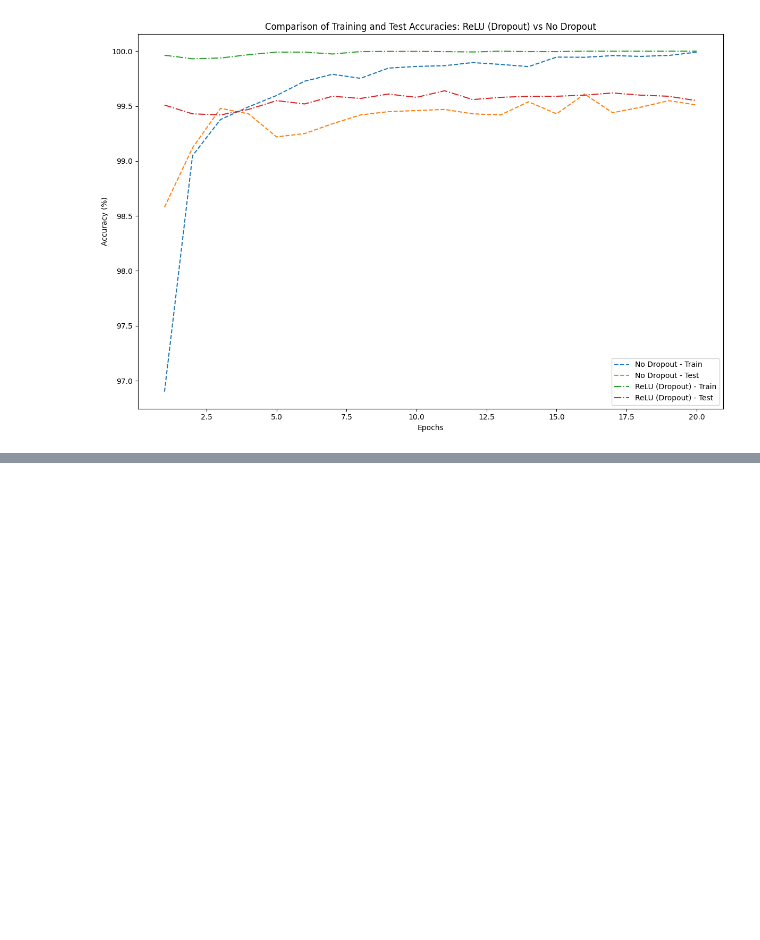
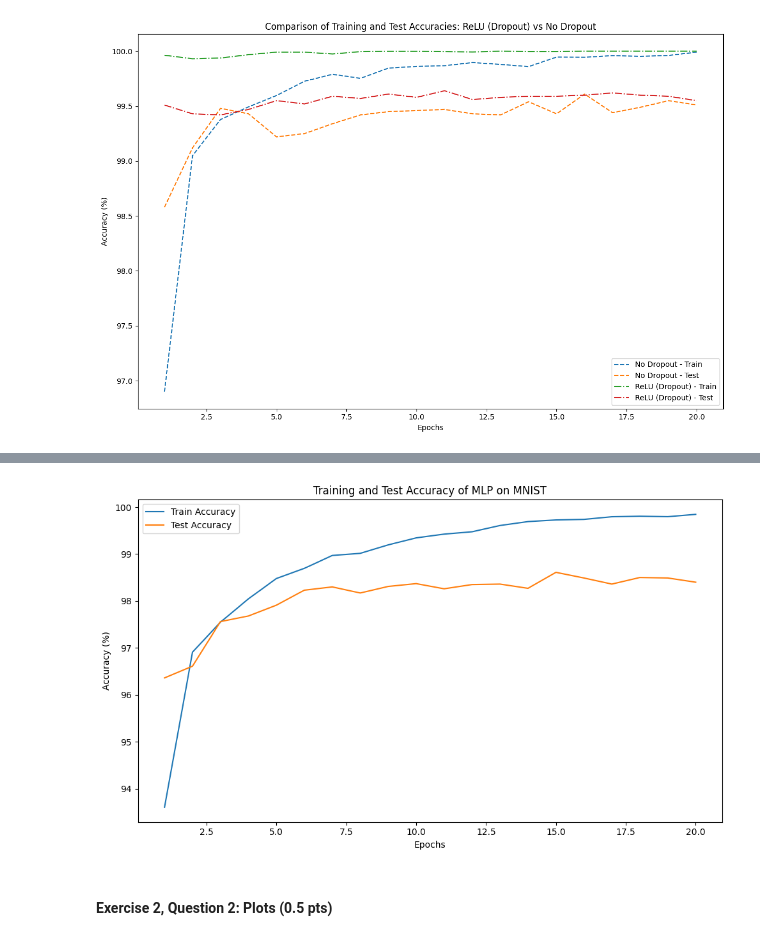
Before and after one commit to benymaxparsa/Concordia-COMP6321-MachineLearning, a Jupyter notebook: Assignment 4/ParsaKamalipour_COMP6321_A4.ipynb, the cells around one changed output, grey strips where cells are left out. Saved outputs shown, nothing was run; the diff lists cells and outputs as text; code cells hidden in the pictures; blank space fills up the shorter version.

```diff
--- a/Assignment 4/ParsaKamalipour_COMP6321_A4.ipynb
+++ b/Assignment 4/ParsaKamalipour_COMP6321_A4.ipynb
@@ -1104,0 +1109,14 @@ plt.show()
+# %%
+# Define data transforms
+transform = transforms.Compose([
+    transforms.Resize((32, 32)),  # Resize to 32x32 to match VGG input size
+    transforms.ToTensor(),
+    transforms.Normalize((0.5,), (0.5,))
+])
+# %%
+# Load MNIST dataset
+trainset = torchvision.datasets.MNIST(root='./data', train=True, download=True, transform=transform)
+trainloader = torch.utils.data.DataLoader(trainset, batch_size=64, shuffle=True)
+
+testset = torchvision.datasets.MNIST(root='./data', train=False, download=True, transform=transform)
+testloader = torch.utils.data.DataLoader(testset, batch_size=64, shuffle=False)
@@ -1104,0 +1144,7 @@ plt.show()
+# %%
+# Instantiate the model
+model = MLP().to(device)
+
+# Define loss function and optimizer
+criterion = nn.CrossEntropyLoss()
+optimizer = optim.SGD(model.parameters(), lr=0.01, momentum=0.9)
@@ -1104,0 +1199,9 @@ plt.show()
+# %%
+# Train the model
+print("\nTraining the MLP model:")
+train_acc, test_acc = train_model_mlp(model, optimizer, criterion, trainloader, testloader, epochs=20)
+
+# Save the model
+PATH = './mlp_mnist.pth'
+torch.save(model.state_dict(), PATH)
+print('Model saved to', PATH)
@@ -1104,0 +1226,17 @@ plt.show()
+# %%
+# Plot training and test accuracies
+epochs_range = range(1, 21)
+plt.figure(figsize=(10, 6))
+plt.plot(epochs_range, train_acc, label='Train Accuracy')
+plt.plot(epochs_range, test_acc, label='Test Accuracy')
+plt.xlabel('Epochs')
+plt.ylabel('Accuracy (%)')
+plt.title('Training and Test Accuracy of MLP on MNIST')
+plt.legend()
+plt.tight_layout()
+plt.savefig('mlp_performance.png')
+plt.show()
+# %% [output]
+[figure, added]
+# %% [markdown]
+#### Exercise 2, Question 2: Plots (0.5 pts)
```
Also changed, not shown: parts of 23 cells of this notebook, 9 other files.
